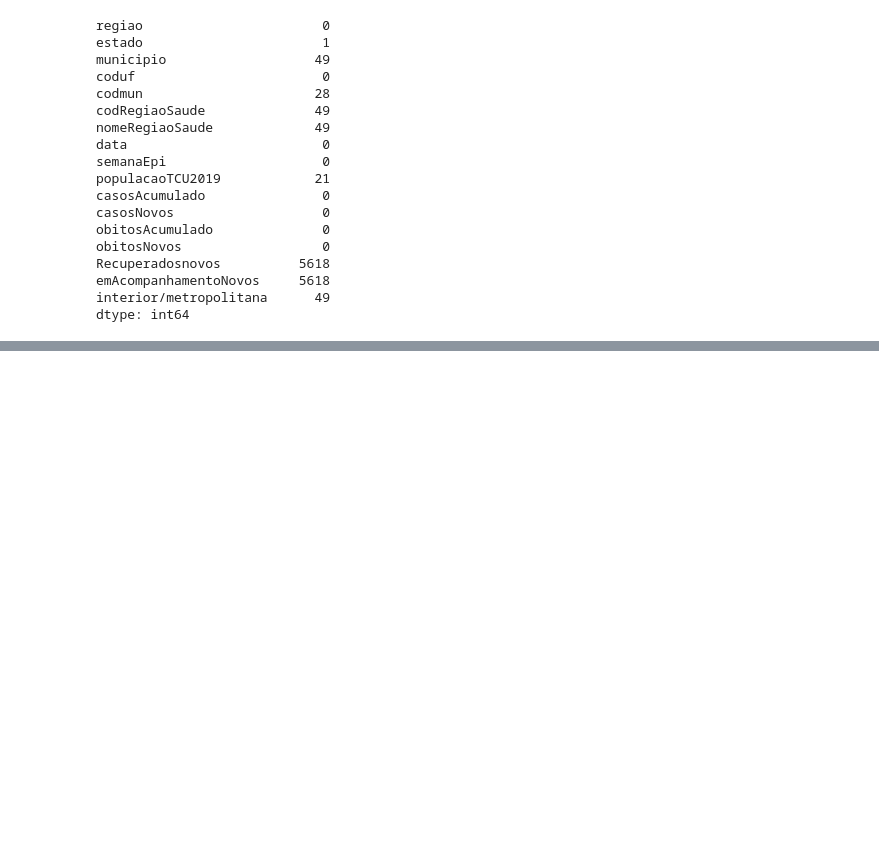
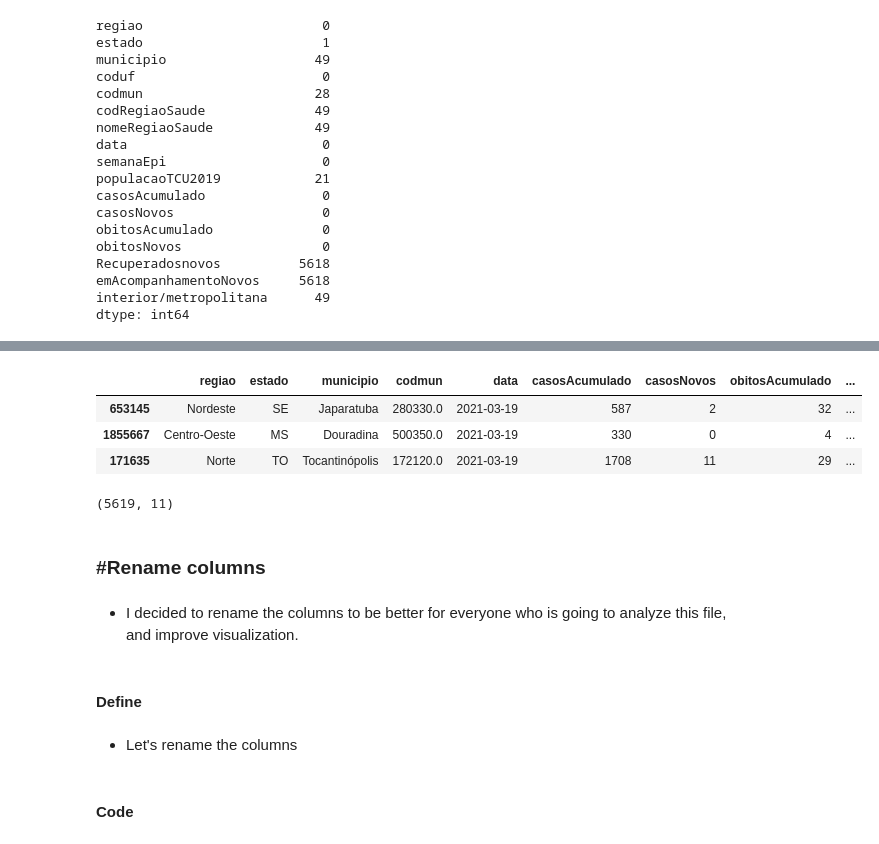
Before and after one commit to romulloferreira/BrazilCovid19_DataAnalysis, a Jupyter notebook: BrazilCovid19_DataAnalysis.ipynb, the cells around one changed output, grey strips where cells are left out. Saved outputs shown, nothing was run; the diff lists cells and outputs as text; code cells hidden in the pictures; blank space fills up the shorter version.

```diff
--- a/BrazilCovid19_DataAnalysis.ipynb
+++ b/BrazilCovid19_DataAnalysis.ipynb
@@ -168,0 +210,21 @@ dtype: int64
+# %%
+df_clean.sample(3)
+# %% [output]
+|  | regiao | estado | municipio | codmun | data | casosAcumulado | casosNovos | obitosAcumulado | ... |
+| 653145 | Nordeste | SE | Japaratuba | 280330.0 | 2021-03-19 | 587 | 2 | 32 | ... |
+| 1855667 | Centro-Oeste | MS | Douradina | 500350.0 | 2021-03-19 | 330 | 0 | 4 | ... |
+| 171635 | Norte | TO | Tocantinópolis | 172120.0 | 2021-03-19 | 1708 | 11 | 29 | ... |
+# %%
+df_clean.shape
+# %% [output]
+(5619, 11)
+# %% [markdown]
+### #Rename columns
+# %% [markdown]
+* I decided to rename the columns to be better for everyone who is going to analyze this file, and improve visualization.
+# %% [markdown]
+#### Define
+# %% [markdown]
+* Let's rename the columns
+# %% [markdown]
+#### Code
```
Also changed, not shown: parts of 40 cells of this notebook.
